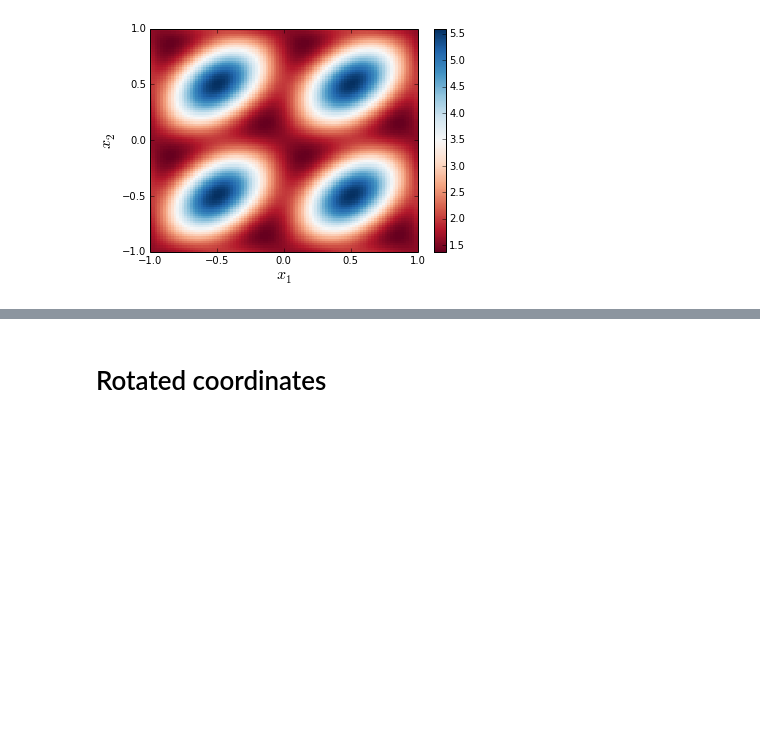
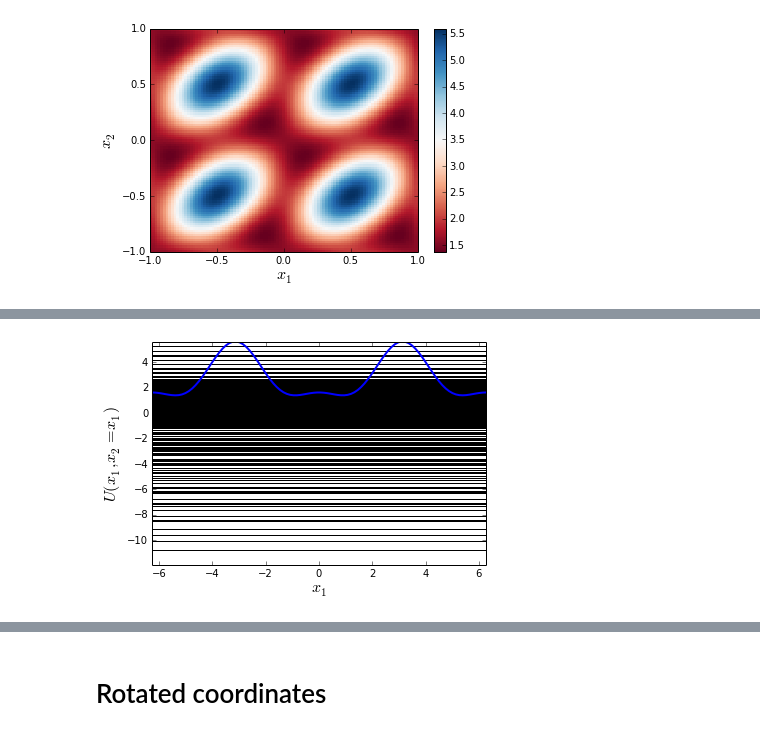
Before and after one commit to jrjohansson/wavefunction, a Jupyter notebook: Wavefunction-2D-Flux-Qubit.ipynb, the cells around one changed output, grey strips where cells are left out. Saved outputs shown, nothing was run; the diff lists cells and outputs as text; code cells hidden in the pictures; blank space fills up the shorter version.

```diff
--- a/Wavefunction-2D-Flux-Qubit.ipynb
+++ b/Wavefunction-2D-Flux-Qubit.ipynb
@@ -53,0 +154,2 @@ cb = fig.colorbar(p, ax=ax)
+# %%
+V = assemble_V(L1, L2, u)
@@ -53,0 +164,20 @@ cb = fig.colorbar(p, ax=ax)
+# %%
+H = K + V
+# %%
+vals, vecs = solve_eigenproblem(H)
+# %%
+fig, ax = plt.subplots()
+
+U_x = np.real(U_flux_qubit(x1, -x1, args))
+
+for val in vals:
+    ax.plot(x1, np.real(val) * np.ones_like(x1), 'k')
+
+ax.plot(x1, U_x, label="potential", lw='2')
+
+ax.axis('tight')
+ax.set_ylim(min(vals[0], U_x.min()), U_x.max())
+ax.set_ylabel(r'$U(x_1, x_2=x_1)$', fontsize=16)
+ax.set_xlabel(r'$x_1$', fontsize=16);
+# %% [output]
+[figure, added]
```
Also changed, not shown: parts of 23 cells of this notebook.
